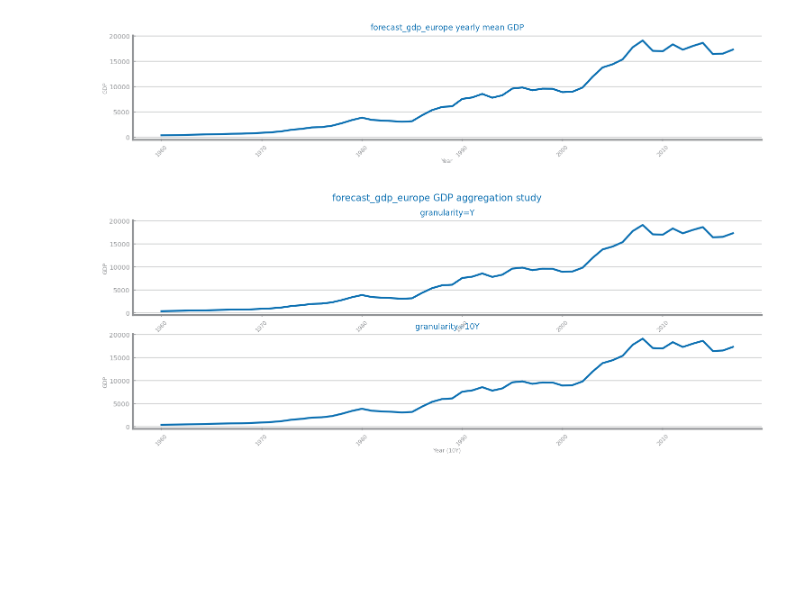
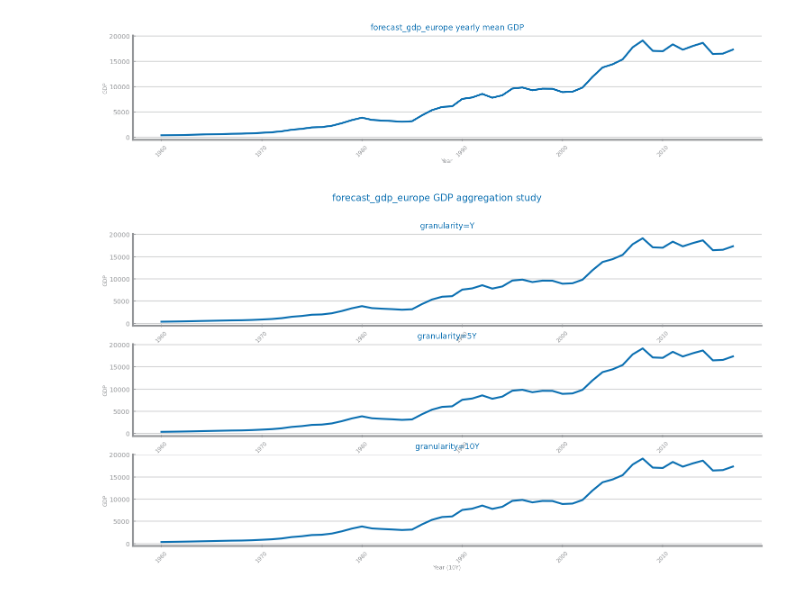
Before and after one commit to freshblaxx/DataScience, a Jupyter notebook: Projeto/TimeSeries/Analysis_gdp_europe/Granulartiy.ipynb, the cells around one changed output. Cells and saved outputs as stored; diff of their text form; code cells hidden in the pictures; blank space fills up the shorter version.

```diff
--- a/Projeto/TimeSeries/Analysis_gdp_europe/Granulartiy.ipynb
+++ b/Projeto/TimeSeries/Analysis_gdp_europe/Granulartiy.ipynb
@@ -9,7 +9,7 @@ target = "GDP"
 
 # Load data
 data: DataFrame = read_csv(
-    "/Users/dominikfrank/Library/Mobile Documents/com~apple~CloudDocs/Desktop/University/Master/Semester 1/PII/Data Science/Code for Project/DataScience/forecast_gdp_europe.csv",
+    "/Users/tomifemme/Desktop/DataScience/forecast_gdp_europe.csv",
     index_col="Year",  # Adjust to 'Year' if that's the correct column name
     sep=",",  # Comma-separated values
     decimal=".",  # Use period as decimal separator
@@ -45,18 +45,41 @@ from pandas import Series, DataFrame, Index, Period
 from matplotlib.pyplot import figure, show
 from dslabs_functions import plot_line_chart, HEIGHT
 
+
 # Define the aggregation function
+from pandas import Series, DataFrame, Period, Index
+
+# Define the aggregation function with explicit handling of periods
 def ts_aggregation_by(
     data: Series | DataFrame,
-    gran_level: str = "Y",  # Changed to yearly aggregation
-    agg_func: str = "mean",
+    gran_level: str = "Y",  # Granularity level ('Y', '5Y', '10Y')
+    agg_func: str = "mean",  # Aggregation function (e.g., mean)
 ) -> Series | DataFrame:
     df: Series | DataFrame = data.copy()
-    index: Index[Period] = df.index.to_period(gran_level)
+
+    # Convert the index to a Period index, with adjustments to align periods
+    if gran_level == 'Y':
+        # Yearly aggregation (no adjustment needed)
+        index: Index[Period] = df.index.to_period('Y')
+    elif gran_level == '5Y':
+        # Adjust the period to 5-year intervals, starting from the earliest year
+        index: Index[Period] = df.index.to_period('5Y')
+    elif gran_level == '10Y':
+        # Adjust the period to 10-year intervals, starting from the earliest year
+        index: Index[Period] = df.index.to_period('10Y')
+    else:
+        raise ValueError(f"Unsupported granularity level: {gran_level}")
+
+    # Group by the Period index and apply the aggregation function
     df = df.groupby(by=index, dropna=True, sort=True).agg(agg_func)
-    df.index = df.index.to_timestamp()  # Convert back to timestamp for plotting
+
+    # Convert the Period index back to a timestamp for plotting
+    df.index = df.index.to_timestamp()
 
     return df
+
+
+
 
 # Perform yearly aggregation on the 'GDP' series
 ss_years: Series = ts_aggregation_by(series, "Y")
@@ -76,34 +99,34 @@ show()
 # %%
 from matplotlib.pyplot import subplots, show
 from matplotlib.axes import Axes
 from matplotlib.figure import Figure
 from pandas import Series
 
 # Define granularity levels to study
-grans: list[str] = ["Y", "10Y"]  # Yearly, Decadal
+grans: list[str] = ["Y", "5Y", "10Y"]  # Yearly, 5-Year, 10-Year
 
 # Create subplots for each granularity level
 fig: Figure
 axs: list[Axes]
 fig, axs = subplots(len(grans), 1, figsize=(3 * HEIGHT, HEIGHT / 2 * len(grans)))
 fig.suptitle(f"{file_tag} {target} aggregation study")
 
 # Loop through each granularity level
 for i in range(len(grans)):
     # Aggregate the time series to the current granularity level
     ss: Series = ts_aggregation_by(series, grans[i])
 
     # Plot the aggregated time series on the respective subplot
     plot_line_chart(
         ss.index.to_list(),
         ss.to_list(),
         ax=axs[i],
-        xlabel=f"{ss.index.name} ({grans[i]})",  # Label with granularity level
+        xlabel=f"Year ({grans[i]})",  # Label with granularity level
         ylabel=target,
         title=f"granularity={grans[i]}",  # Title for the subplot
     )
 
-# Display the plots
+# Only display the plot once
 show()
 # %% [output]
-[figure, old version]
+[figure, new version]
```
Also changed, not shown: parts of 4 cells of this notebook, 25 other files.
